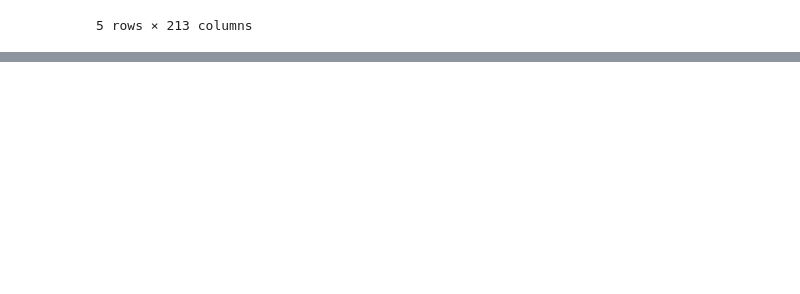
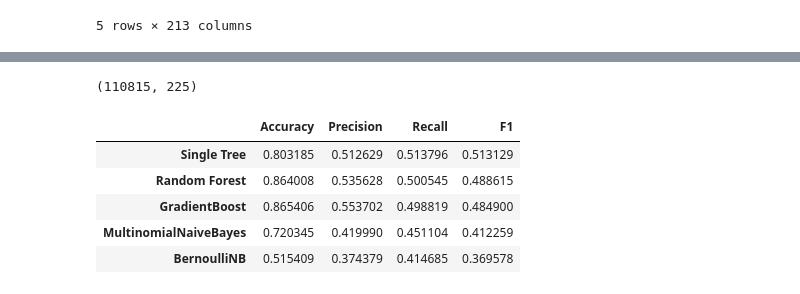
Before and after one commit to miamedra2/Multiclass_NLP, a Jupyter notebook: Multiclass_NLP.ipynb, the cells around one changed output, grey strips where cells are left out. Saved outputs shown, nothing was run; the diff lists cells and outputs as text; code cells hidden in the pictures; blank space fills up the shorter version.

```diff
--- a/Multiclass_NLP.ipynb
+++ b/Multiclass_NLP.ipynb
@@ -303,5 +305,5 @@ plt.show()
 # %% [output]
 [figure]
 # %%
-df2 = pd.get_dummies(df2, drop_first=True)
+df2_noname = pd.get_dummies(df2.drop('name', axis=1), drop_first=True)
 # %%
@@ -314,3 +316,5 @@ df2.head()
 | 3 | 37 | 1 | 2016 | 1 | 24 | 2015 | 11 | ... |
 | 4 | 44 | 1 | 2016 | 1 | 17 | 2015 | 11 | ... |
 5 rows × 213 columns
+# %%
+df_clean = pd.concat([df1, df2_noname], axis=1, join='inner')
@@ -316,0 +401,15 @@ df2.head()
+# %%
+df_clean.shape
+# %% [output]
+(110815, 225)
+# %%
+model, stats = OptimalRegression(df_clean.drop(['enum_state', 'ID'], axis=1), df_clean['enum_state'])
+# %%
+stats
+# %% [output]
+|  | Accuracy | Precision | Recall | F1 |
+| Single Tree | 0.803185 | 0.512629 | 0.513796 | 0.513129 |
+| Random Forest | 0.864008 | 0.535628 | 0.500545 | 0.488615 |
+| GradientBoost | 0.865406 | 0.553702 | 0.498819 | 0.484900 |
+| MultinomialNaiveBayes | 0.720345 | 0.419990 | 0.451104 | 0.412259 |
+| BernoulliNB | 0.515409 | 0.374379 | 0.414685 | 0.369578 |
```
Also changed, not shown: parts of 27 cells of this notebook.
